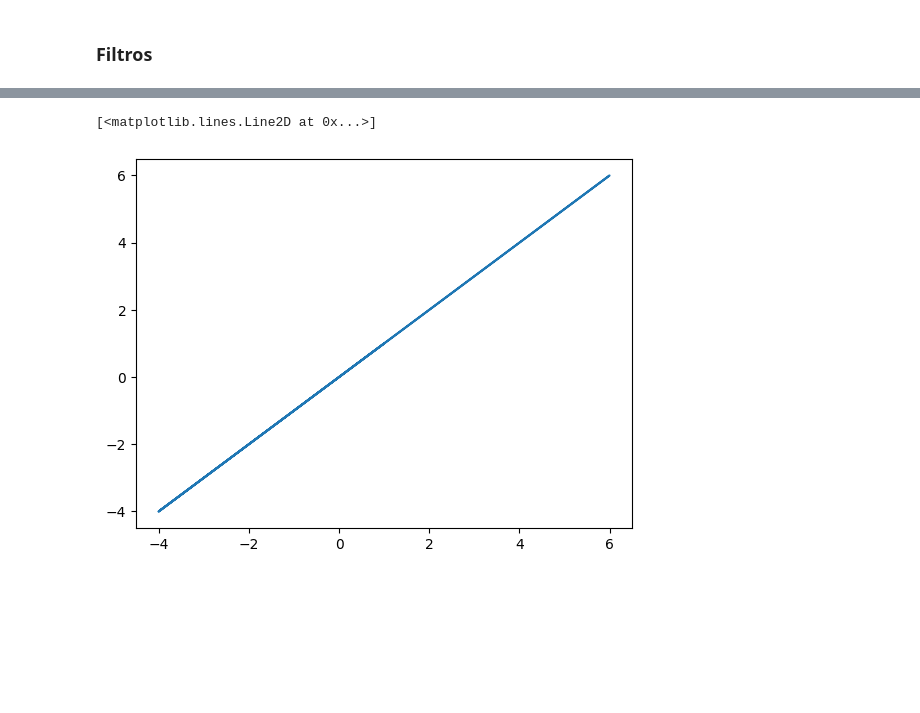
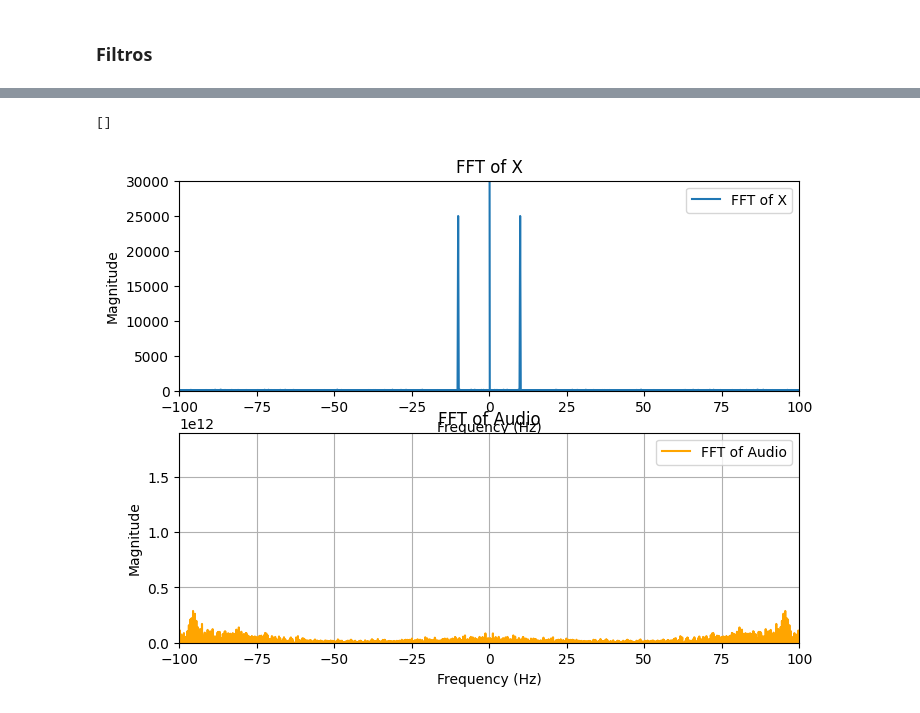
Before and after one commit to RafaelRosendof/Math_code, a Jupyter notebook: sinais/aula_12_13.ipynb, the cells around one changed output, grey strips where cells are left out. Saved outputs shown, nothing was run; the diff lists cells and outputs as text; code cells hidden in the pictures; blank space fills up the shorter version.

```diff
--- a/sinais/aula_12_13.ipynb
+++ b/sinais/aula_12_13.ipynb
@@ -61,8 +96,34 @@ plt.plot(K)
-# %%
-# high pass filter
-
-filter , K = sp.signal.butter(4, 0.1, 'high', fs=srate)
-plt.plot(filter, K)
-# %% [output]
-[<matplotlib.lines.Line2D at 0x...>]
-[figure, removed]
+# %%
+### Applying the fft to see the frequency components
+
+
+
+# Reconstruct LFP signal
+
+lfp_fft = jnp.fft.fft(X)
+lfp_f = jnp.fft.fftfreq(len(X), d=dt)
+
+audio_fft = jnp.fft.fft(audio)
+audio_f = jnp.fft.fftfreq(len(audio), d=1/sr)
+
+fig, ax = plt.subplots(2, 1, figsize=(8, 6))
+ax[0].plot(lfp_f, jnp.abs(lfp_fft), label='FFT of X')
+ax[0].set_title('FFT of X')
+ax[0].set_xlabel('Frequency (Hz)')
+ax[0].set_ylabel('Magnitude')
+ax[1].plot(audio_f, audio_fft, label='FFT of Audio', color='orange')
+ax[1].set_title('FFT of Audio')
+ax[1].set_xlabel('Frequency (Hz)')
+ax[1].set_ylabel('Magnitude')
+ax[0].legend()
+ax[1].legend()
+ax[0].set_xlim(-100, 100)
+ax[1].set_xlim(-100, 100)
+ax[0].set_ylim(0, 30000)
+ax[1].set_ylim(0, )
+plt.grid(True)
+
+plt.plot()
+# %% [output]
+[]
+[figure, added]
```
Also changed, not shown: parts of 12 cells of this notebook, 2 other files.
